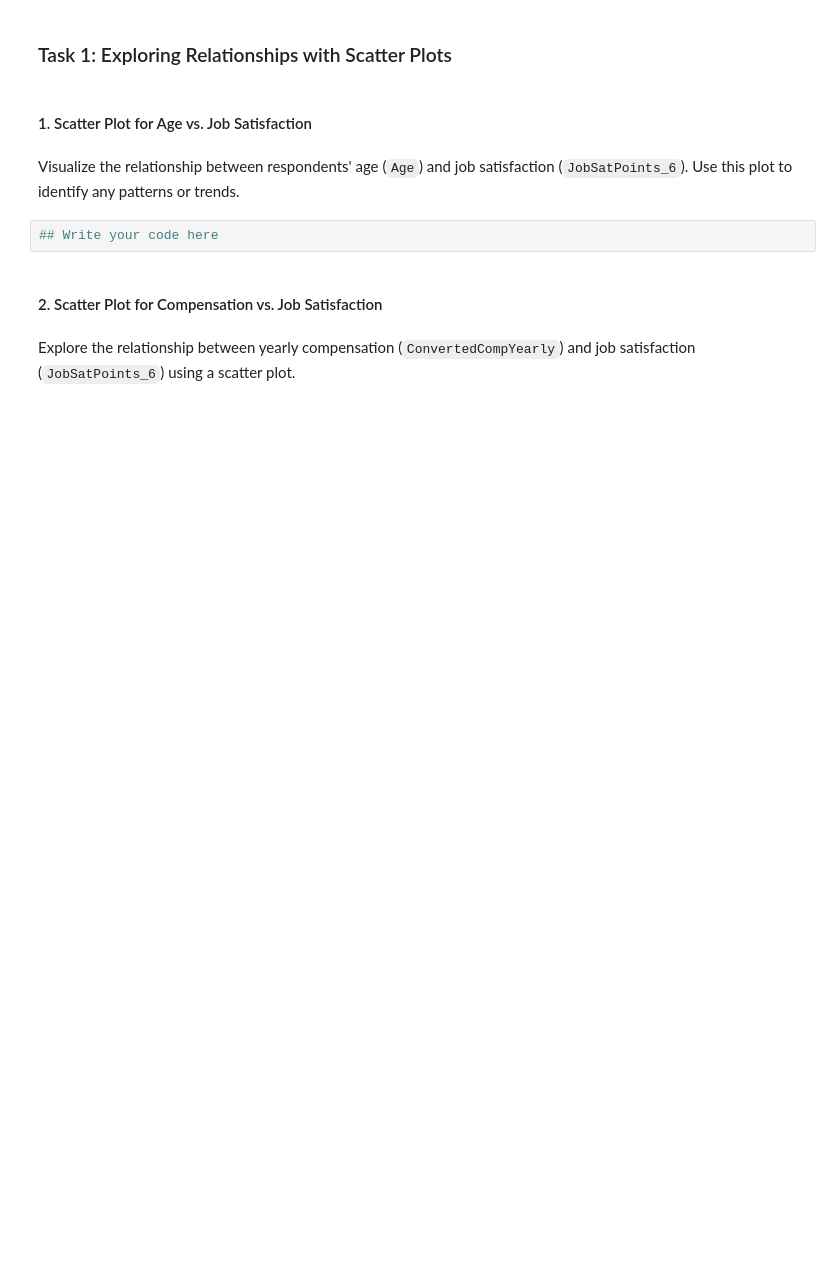
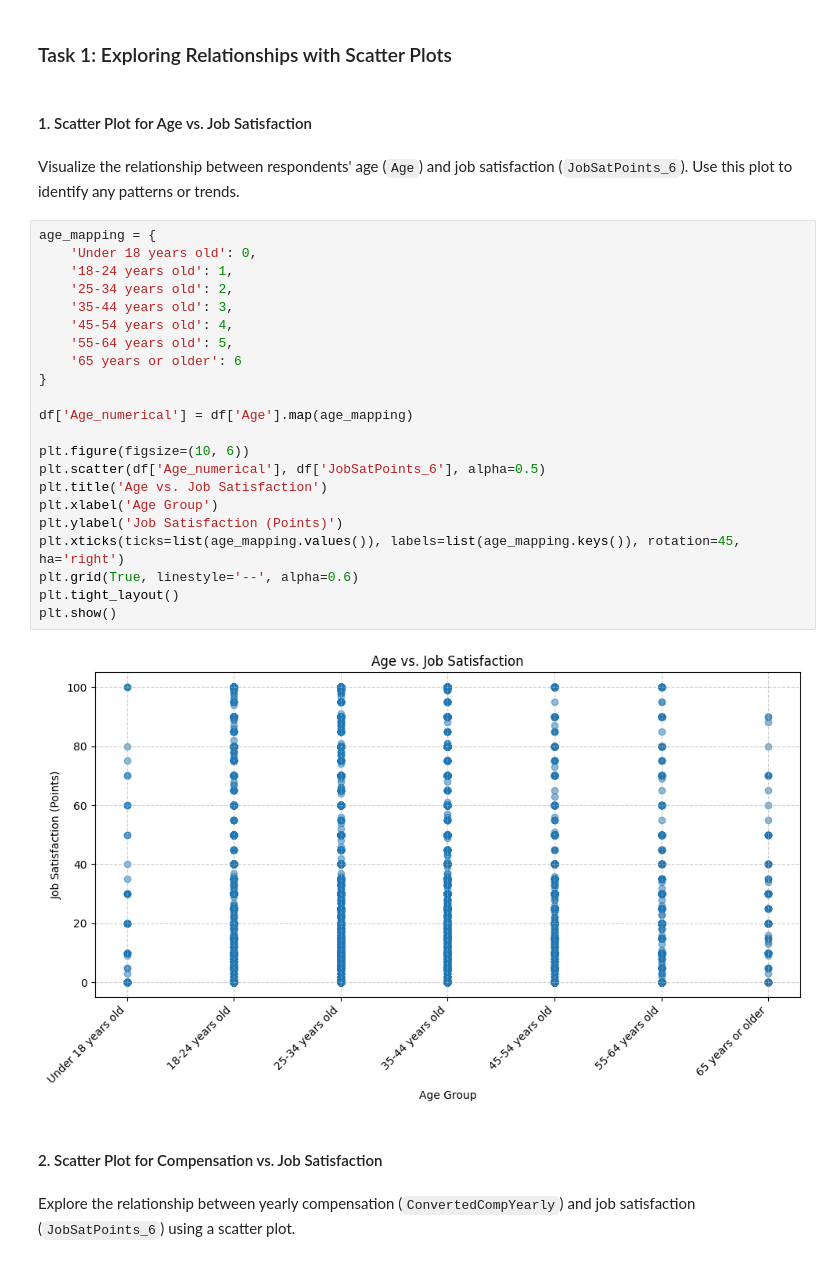
Before and after one commit to Sumant-crty/IBM-Data-Analyst-Capstone-Project, a Jupyter notebook: Lab 16 Scatter Plot.ipynb, the cells around one changed output. Saved outputs shown, nothing was run; the diff lists cells and outputs as text; blank space fills up the shorter version.

```diff
--- a/Lab 16 Scatter Plot.ipynb
+++ b/Lab 16 Scatter Plot.ipynb
@@ -46,8 +90,30 @@ df = pd.read_csv(file_path)
 #### 1. Scatter Plot for Age vs. Job Satisfaction
 # %% [markdown]
 Visualize the relationship between respondents' age (`Age`) and job satisfaction (`JobSatPoints_6`). Use this plot to identify any patterns or trends.
-# %%
-## Write your code here
+# %%
+age_mapping = {
+    'Under 18 years old': 0,
+    '18-24 years old': 1,
+    '25-34 years old': 2,
+    '35-44 years old': 3,
+    '45-54 years old': 4,
+    '55-64 years old': 5,
+    '65 years or older': 6
+}
+
+df['Age_numerical'] = df['Age'].map(age_mapping)
+
+plt.figure(figsize=(10, 6))
+plt.scatter(df['Age_numerical'], df['JobSatPoints_6'], alpha=0.5)
+plt.title('Age vs. Job Satisfaction')
+plt.xlabel('Age Group')
+plt.ylabel('Job Satisfaction (Points)')
+plt.xticks(ticks=list(age_mapping.values()), labels=list(age_mapping.keys()), rotation=45, ha='right')
+plt.grid(True, linestyle='--', alpha=0.6)
+plt.tight_layout()
+plt.show()
+# %% [output]
+[figure, added]
 # %% [markdown]
 #### 2. Scatter Plot for Compensation vs. Job Satisfaction
 # %% [markdown]
```
Also changed, not shown: parts of 17 cells of this notebook.
